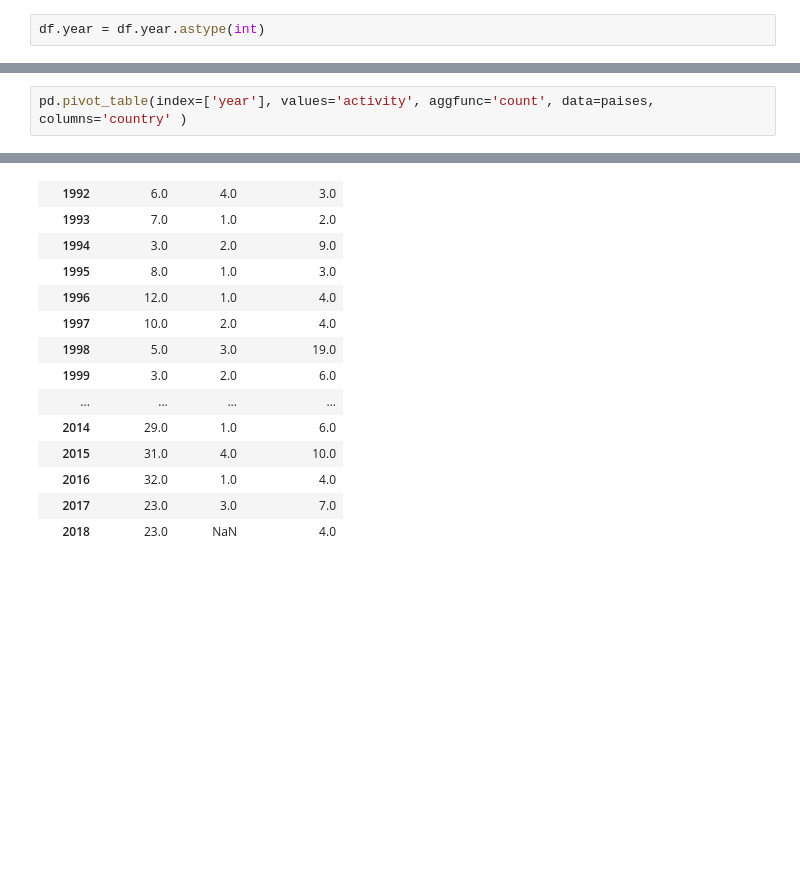
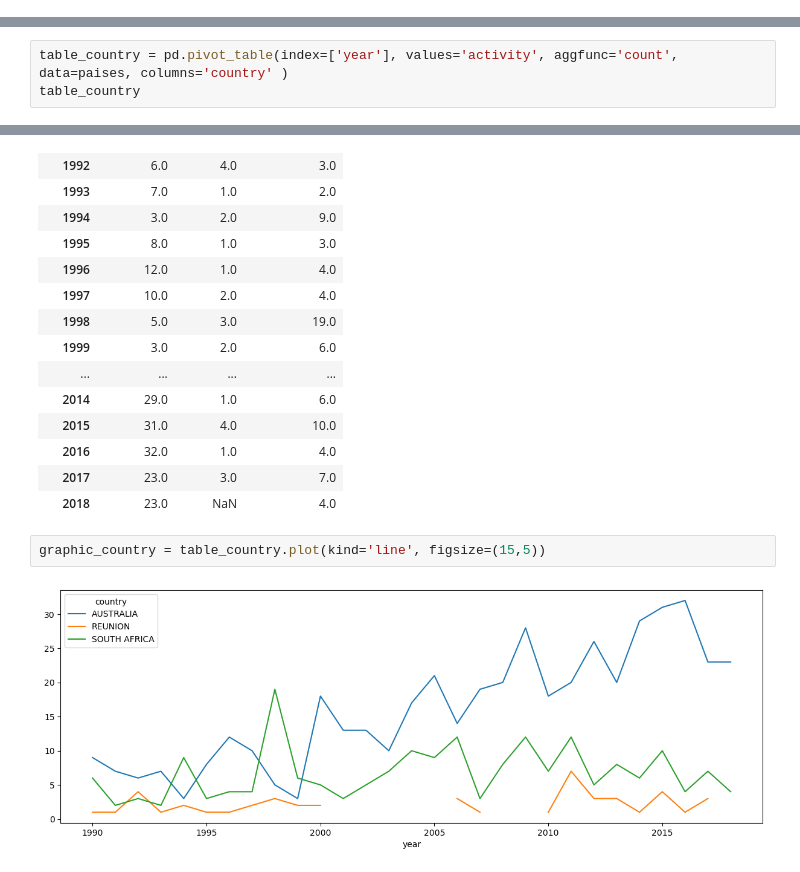
Before and after one commit to dvbarbato/shark-attack-data-analysis, a Jupyter notebook: project_shark.ipynb, the cells around one changed output, grey strips where cells are left out. Saved outputs shown, nothing was run; the diff lists cells and outputs as text; blank space fills up the shorter version.

```diff
--- a/project_shark.ipynb
+++ b/project_shark.ipynb
@@ -144,2 +122,0 @@ dtype: int64
-# %%
-df.year = df.year.astype(int)
@@ -385,7 +375,8 @@ paises.head()
 | 14 | May 2018 | 2018 | AUSTRALIA | others |
 | 15 | 12-May-2018 | 2018 | SOUTH AFRICA | surfing |
 # %%
-pd.pivot_table(index=['year'], values='activity', aggfunc='count', data=paises, columns='country' )
+table_country = pd.pivot_table(index=['year'], values='activity', aggfunc='count', data=paises, columns='country' )
+table_country
 # %% [output]
 | country | AUSTRALIA | REUNION | SOUTH AFRICA |
 | year |  |  |  |
@@ -405,3 +396,7 @@ pd.pivot_table(index=['year'], values='activity', aggfunc='count', data=paises,
 | 2016 | 32.0 | 1.0 | 4.0 |
 | 2017 | 23.0 | 3.0 | 7.0 |
 | 2018 | 23.0 | NaN | 4.0 |
+# %%
+graphic_country = table_country.plot(kind='line', figsize=(15,5))
+# %% [output]
+[figure, added]
```
Also changed, not shown: parts of 26 cells of this notebook.
